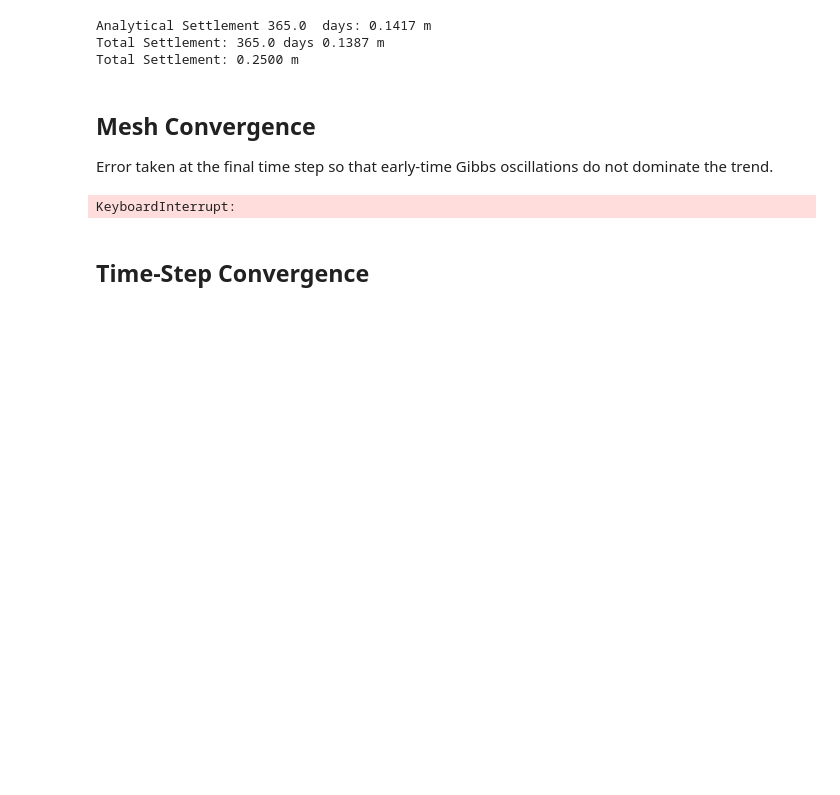
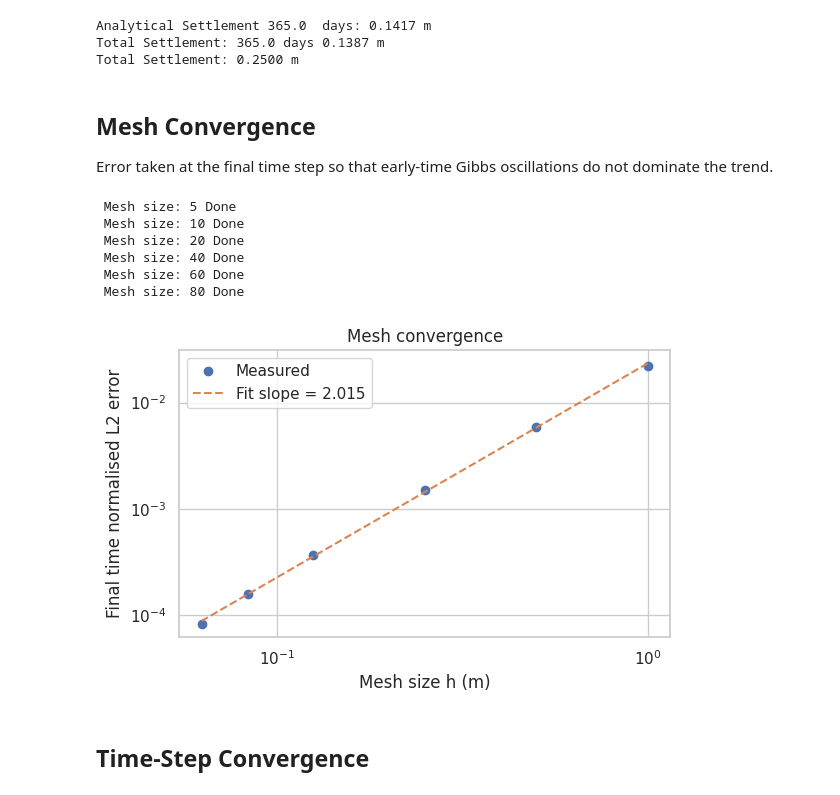
Before and after one commit to Uthman-eng/Geotechnical-Consolidation-FEM, a Jupyter notebook: notebooks/1_terzaghi_1d_singlelayer.ipynb, the cells around one changed output. Cells and saved outputs as stored; diff of their text form; code cells hidden in the pictures; blank space fills up the shorter version.

Commit message:
fixing 1d terzaghi verification

```diff
--- a/notebooks/1_terzaghi_1d_singlelayer.ipynb
+++ b/notebooks/1_terzaghi_1d_singlelayer.ipynb
@@ -133,35 +131,41 @@ mesh_sizes     = np.array([5, 10, 20, 40, 60, 80], dtype=int)
 T_conv         = 50 * 24 * 60 * 60
 time_steps_conv = 5000
 N_terms_conv   = 200
 
 mesh_h  = H / mesh_sizes # mesh is uniform so its ok
 mesh_l2 = []
 
 for nx in mesh_sizes:
     _, fem_u, _ = Get_terzaghi1D_FEA(H, nx, load, T_conv, time_steps_conv, Cv, 0.0, Mv, True)
-    _, an_u, _, _ = Get_terzaghi1d_Analytical(H, num, load, T_conv, time_steps_conv, Cv, N_terms_conv)
+    _, an_u, _, _ = Get_terzaghi1d_Analytical(H, nx, load, T_conv, time_steps_conv, Cv, N_terms_conv)
     err  = fem_u[-1, :] - an_u[-1, :]
     dz   = H / (len(err) - 1)
     l2   = np.sqrt(np.sum(err**2) * dz)
     ref  = np.sqrt(np.sum(an_u[0, :]**2) * dz)
     mesh_l2.append(l2 / (ref + 1e-30))
     print(f" Mesh size: {nx} Done")
 
 mesh_l2 = np.asarray(mesh_l2)
 p_m, logC_m = np.polyfit(np.log(mesh_h), np.log(mesh_l2), 1)
 fit_m = np.exp(logC_m) * mesh_h**p_m
 
 plt.figure(figsize=(6, 4))
 plt.loglog(mesh_h, mesh_l2, "o",  label="Measured")
 plt.loglog(mesh_h, fit_m,   "--", label=f"Fit slope = {p_m:.3f}")
 plt.xlabel("Mesh size h (m)")
 plt.ylabel("Final time normalised L2 error")
 plt.title("Mesh convergence")
 plt.legend()
 plt.tight_layout()
 plt.show()
 # %% [output]
-KeyboardInterrupt:
+ Mesh size: 5 Done
+ Mesh size: 10 Done
+ Mesh size: 20 Done
+ Mesh size: 40 Done
+ Mesh size: 60 Done
+ Mesh size: 80 Done
+[figure, added]
 # %% [markdown]
 ## Time-Step Convergence
 # %%
```
Also changed, not shown: parts of 2 cells of this notebook, 1 other file.
